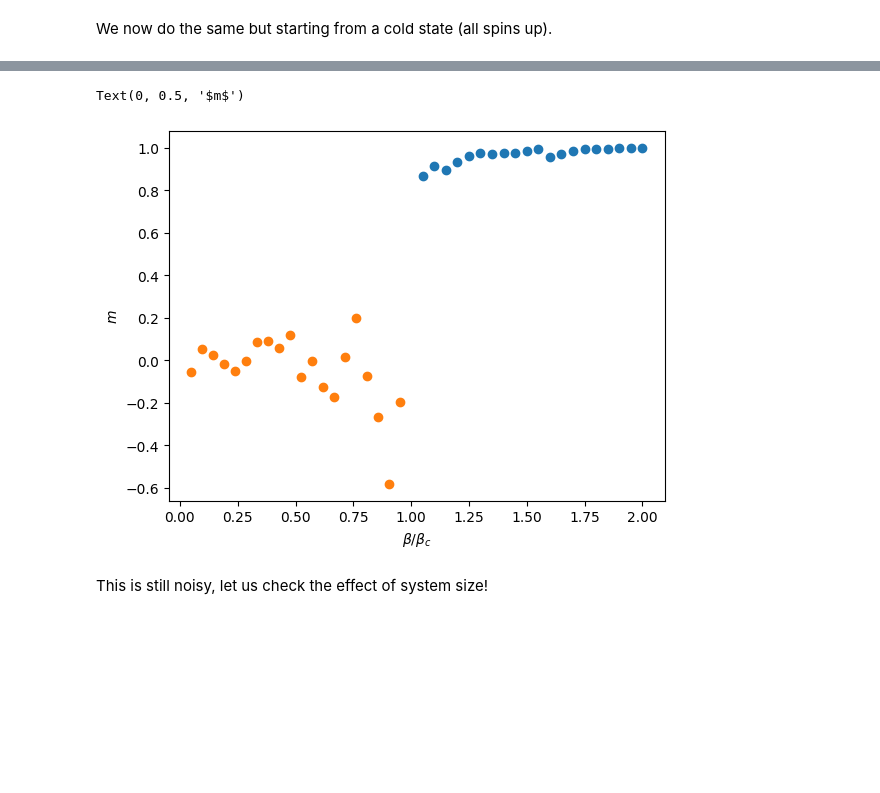
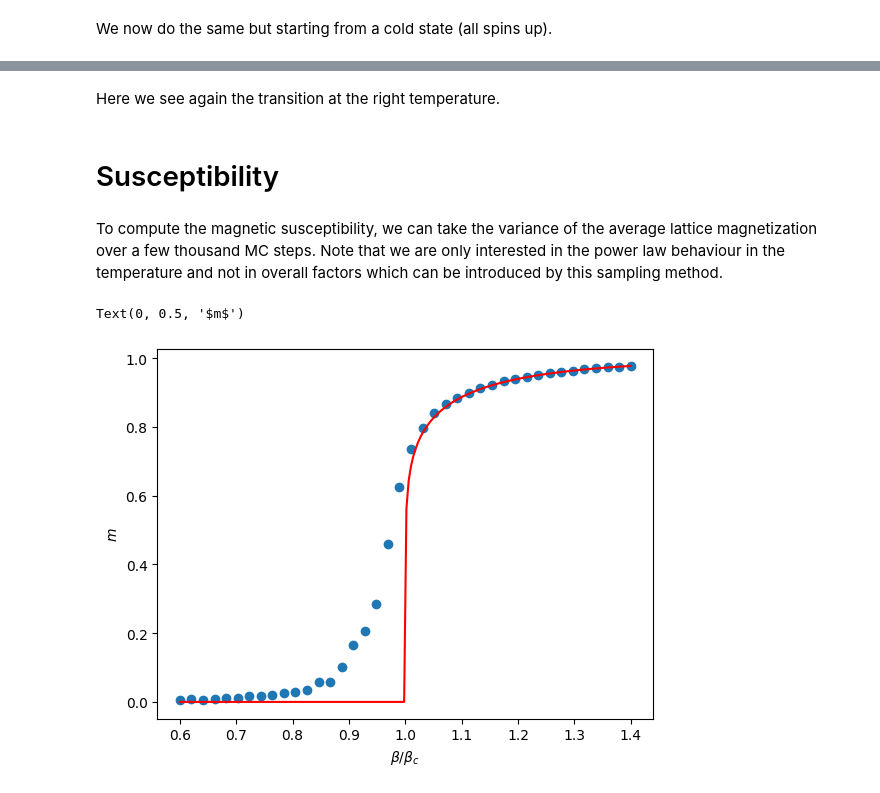
Before and after one commit to NicolasChagnet/ising-model-numerics, a Jupyter notebook: ising_monte_carlo.ipynb, the cells around one changed output, grey strips where cells are left out. Drawn from its saved outputs; the diff is of its cells as text; code cells hidden in the pictures; blank space fills up the shorter version.

```diff
--- a/ising_monte_carlo.ipynb
+++ b/ising_monte_carlo.ipynb
@@ -66,5 +72,5 @@ plot_observable(output, "magnetizations")
 # %%
-output = monte_carlo_metropolis(n=25, beta=2.0 * betac, h=0.0, max_steps=100, initial_state=1)
+output = monte_carlo_metropolis(n=60, beta=3.0 * betac, h=0.0, max_steps=400, initial_state=1, method="checkerboard")
 plot_lattice_init_end(output)
 plot_observable(output, "benergies")
 plot_observable(output, "magnetizations")
@@ -75,3 +116,31 @@ plot_observable(output, "magnetizations")
+# %%
+# Because of the auto-correlation time, we cherry-pick measurements every M cycles
+def get_measurements_sample(arr, proportion=0.2, jumps=10):
+    u = len(arr)
+    v = np.floor((1 - proportion) * u).astype(int)
+    return arr[v:-1:jumps]
+
+
+def compute_average_magnetization_per_site(output, proportion=0.2):
+    mags = output["magnetizations"]
+    return np.mean(get_measurements_sample(mags))
+
+
+def compute_average_magnetization_abs_per_site(output, proportion=0.2):
+    mags_abs = np.abs(output["magnetizations"])
+    return np.mean(get_measurements_sample(mags_abs))
+
+
+def compute_average_magnetization_square_per_site(output, proportion=0.2):
+    mags_square = np.power(output["magnetizations"], 2)
+    return np.mean(get_measurements_sample(mags_square))
+
+
+def compute_average_magnetic_susceptibility_per_site(output, proportion=0.2):
+    mags = output["magnetizations"]
+    beta = output["beta"]
+    N = output["n"] ** 2
+    return beta * np.var(get_measurements_sample(mags)) / N
 # %% [markdown]
 ## Hot initial state
 # %% [markdown]
@@ -170,14 +196,23 @@ outputs_cold_below = [
+# %% [markdown]
+Here we see again the transition at the right temperature.
+# %% [markdown]
+# Susceptibility
+# %% [markdown]
+To compute the magnetic susceptibility, we can take the variance of the average lattice magnetization over a few thousand MC steps. Note that we are only interested in the power law behaviour in the temperature and not in overall factors which can be introduced by this sampling method.
+# %%
+betas = betac * np.linspace(0.6, stop=1.4, num=40)
+outputs_cold_larger_size = [
+    monte_carlo_metropolis(n=100, beta=beta, h=0.005, max_steps=4_000, initial_state=1) for beta in betas
+]
 # %%
-mags_cold_above = [output["magnetizations"][-1] for output in outputs_cold_above]
-mags_cold_below = [output["magnetizations"][-1] for output in outputs_cold_below]
+mags_cold_larger_size = [compute_average_magnetization_per_site(output) for output in outputs_cold_larger_size]
 
 fig, ax = plt.subplots(nrows=1, ncols=1)
-ax.scatter(betas_above / betac, mags_cold_above)
-ax.scatter(betas_below / betac, mags_cold_below)
+ax.scatter(betas / betac, mags_cold_larger_size)
+betas_plot = betac * np.linspace(0.6, 1.4, num=200)
+ax.plot(betas_plot / betac, exact_mag_per_site_vec(betas_plot), c="r")
 ax.set_xlabel(r"$\beta/\beta_c$")
 ax.set_ylabel(r"$m$")
 # %% [output]
 Text(0, 0.5, '$m$')
-[figure, old version]
+[figure, new version]
-# %% [markdown]
-This is still noisy, let us check the effect of system size!
```
Also changed, not shown: parts of 33 cells of this notebook, 2 other files.
